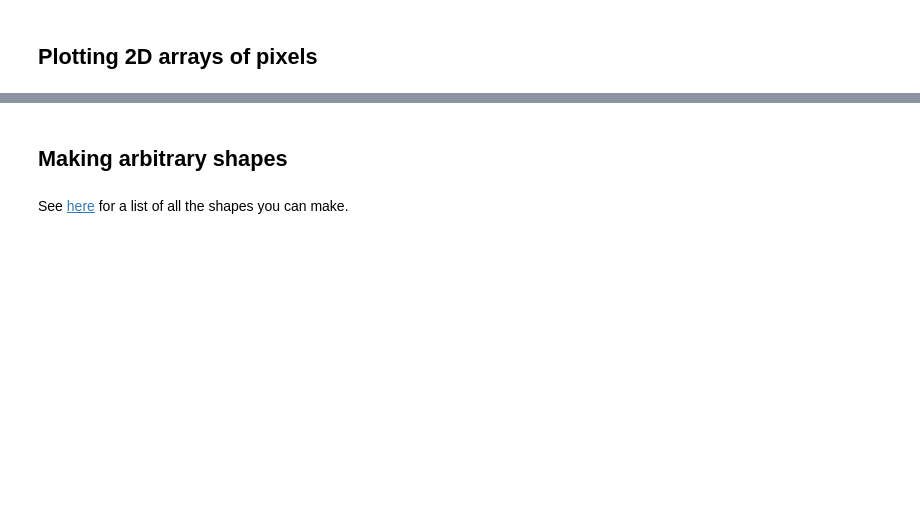
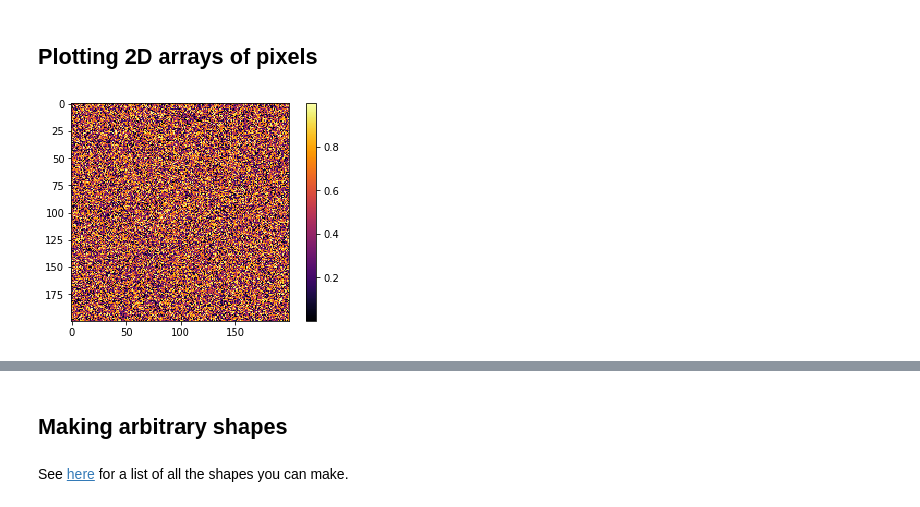
Before and after one commit to klavins/EE502P, a Jupyter notebook: 1.Python.ipynb, the cells around one changed output, grey strips where cells are left out. Drawn from its saved outputs; the diff is of its cells as text; code cells hidden in the pictures; blank space fills up the shorter version.

```diff
--- a/1.Python.ipynb
+++ b/1.Python.ipynb
@@ -727,8 +1033,10 @@ ax.set_zlabel('Z');
 ## Plotting 2D arrays of pixels
 # %%
 data = np.random.rand(200,200)
-plt.imshow(data,cmap="gray")
+plt.imshow(data,cmap="inferno")
 plt.colorbar();
+# %% [output]
+[figure, added]
 # %%
 x = np.arange(0,np.pi/2,0.1)
 y = np.arange(0,np.pi/2,0.1)
```
Also changed, not shown: parts of 107 cells of this notebook.
